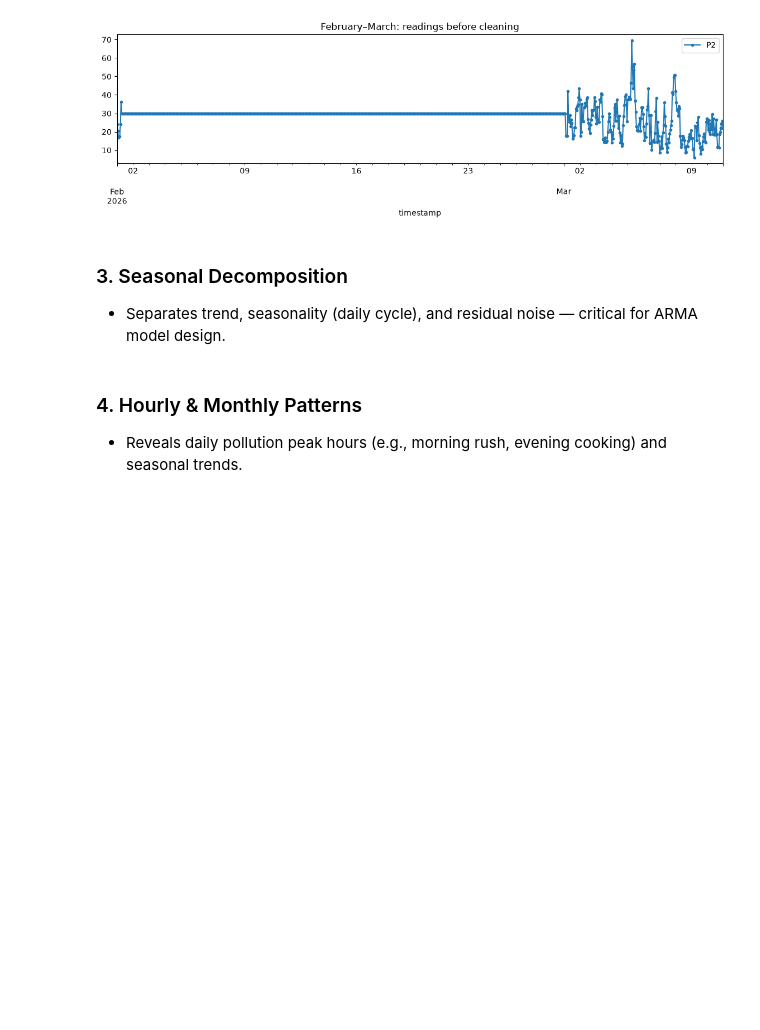
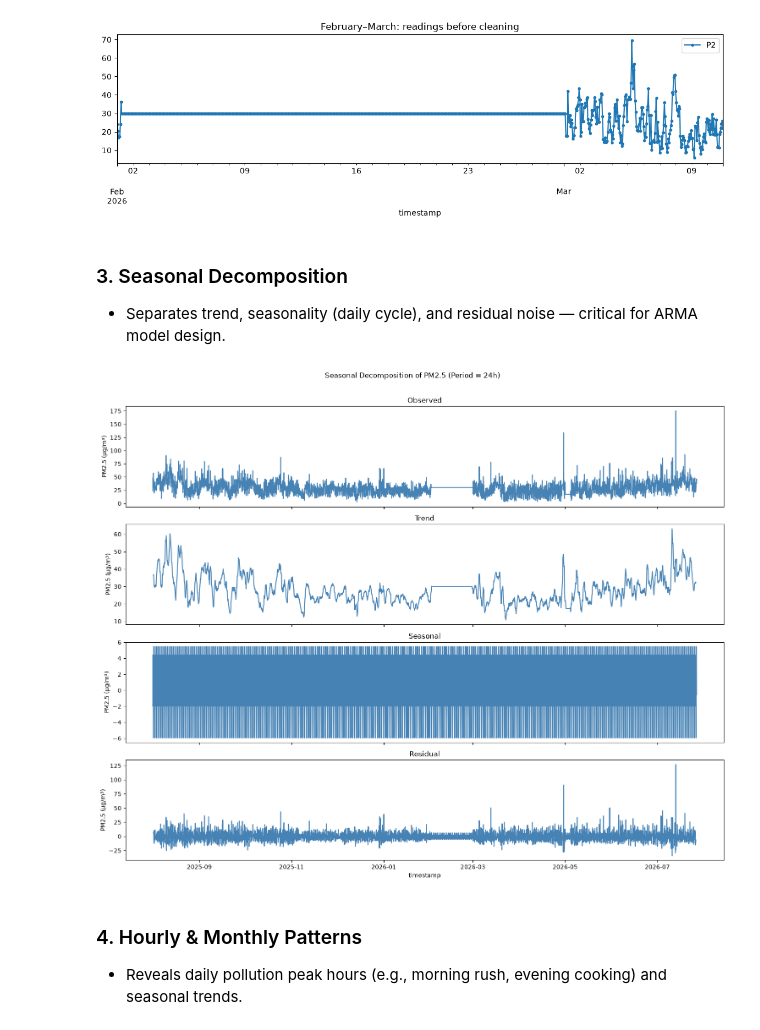
Before and after one commit to DominicNyabuto/Data-Science-Machine-Learning-Projects-, a Jupyter notebook: Project-3/notebook.ipynb, the cells around one changed output. Cells and saved outputs as stored; diff of their text form; code cells hidden in the pictures; blank space fills up the shorter version.

```diff
--- a/Project-3/notebook.ipynb
+++ b/Project-3/notebook.ipynb
@@ -276,6 +276,29 @@ Duplicate timestamps: 0
 # %% [markdown]
 ### 3. Seasonal Decomposition
 - Separates trend, seasonality (daily cycle), and residual noise — critical for ARMA model design.
+# %%
+from statsmodels.tsa.seasonal import seasonal_decompose
+
+result = seasonal_decompose(y, model='additive', period=24)
+
+decomp_df = pd.DataFrame({
+    'Observed': result.observed,
+    'Trend':    result.trend,
+    'Seasonal': result.seasonal,
+    'Residual': result.resid
+})
+
+fig, axes = plt.subplots(4, 1, figsize=(15, 12), sharex=True)
+for ax, col in zip(axes, decomp_df.columns):
+    sns.lineplot(data=decomp_df[col], ax=ax, color='steelblue')
+    ax.set_title(col)
+    ax.set_ylabel('PM2.5 (µg/m³)')
+
+plt.suptitle('Seasonal Decomposition of PM2.5 (Period = 24h)', y=1.01)
+plt.tight_layout()
+plt.show()
+# %% [output]
+[figure, added]
 # %% [markdown]
 ### 4. Hourly & Monthly Patterns
 - Reveals daily pollution peak hours (e.g., morning rush, evening cooking) and seasonal trends.
```
Also changed, not shown: parts of 1 cell of this notebook.
